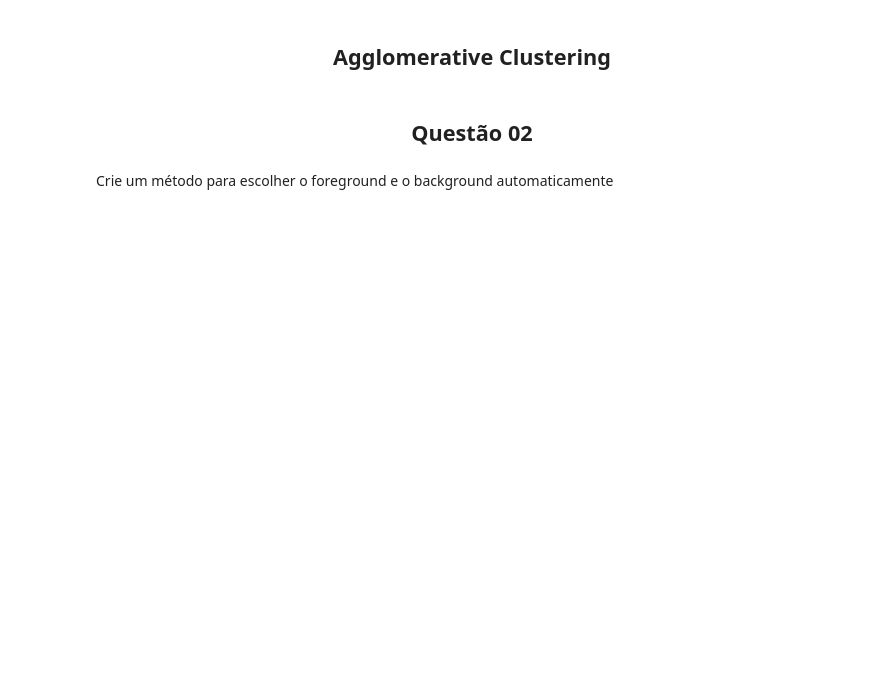
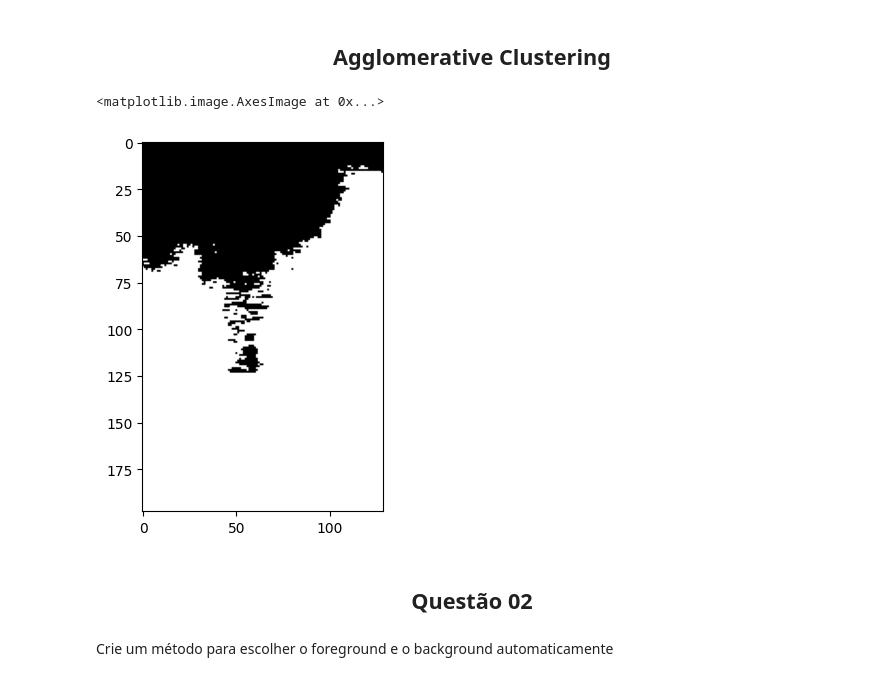
Before and after one commit to bianca-01/VisaoComputacional, a Jupyter notebook: atividade_segmentacao/segmentacao.ipynb, the cells around one changed output. Saved outputs shown, nothing was run; the diff lists cells and outputs as text; code cells hidden in the pictures; blank space fills up the shorter version.

```diff
--- a/atividade_segmentacao/segmentacao.ipynb
+++ b/atividade_segmentacao/segmentacao.ipynb
@@ -119,3 +108,8 @@ ax[3].set_title('Resultado')
+# %%
+plt.imshow(objs[0].img_segmentada['agglomerative'], cmap='gray')
+# %% [output]
+<matplotlib.image.AxesImage at 0x...>
+[figure, added]
 # %% [markdown]
 <h2 style="text-align:center;">Questão 02</h2>
 # %% [markdown]
```
Also changed, not shown: parts of 29 cells of this notebook, 2 other files.
